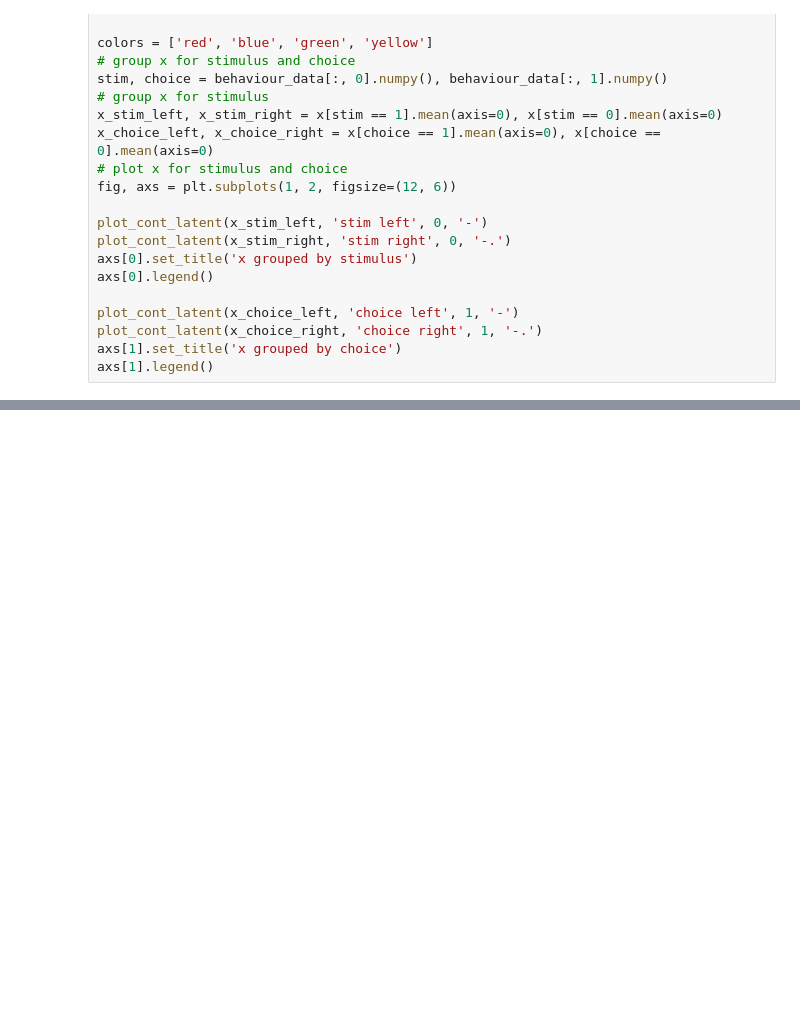
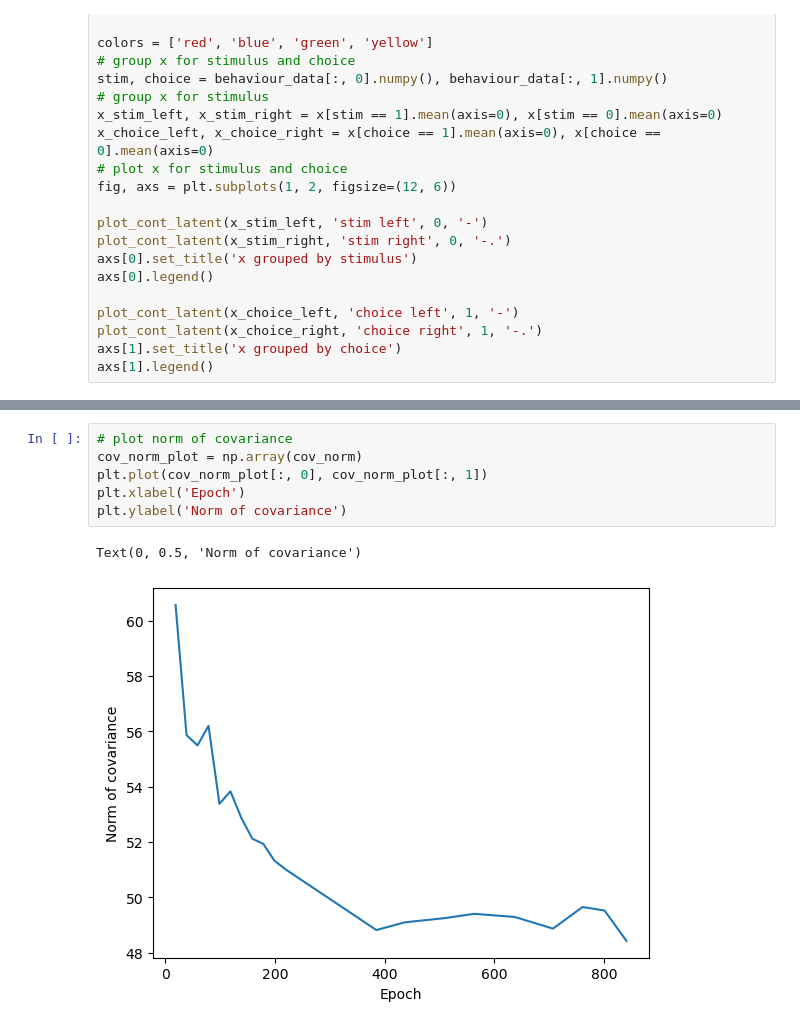
Before and after one commit to methi1999/switching_subspace, a Jupyter notebook: sup.ipynb, the cells around one changed output, grey strips where cells are left out. Drawn from its saved outputs; the diff is of its cells as text; blank space fills up the shorter version.

```diff
--- a/sup.ipynb
+++ b/sup.ipynb
@@ -422,0 +600,9 @@ plt.imshow(c)
+# %%
+# plot norm of covariance
+cov_norm_plot = np.array(cov_norm)
+plt.plot(cov_norm_plot[:, 0], cov_norm_plot[:, 1])
+plt.xlabel('Epoch')
+plt.ylabel('Norm of covariance')
+# %% [output]
+Text(0, 0.5, 'Norm of covariance')
+[figure, added]
```
Also changed, not shown: parts of 20 cells of this notebook, 7 other files.
